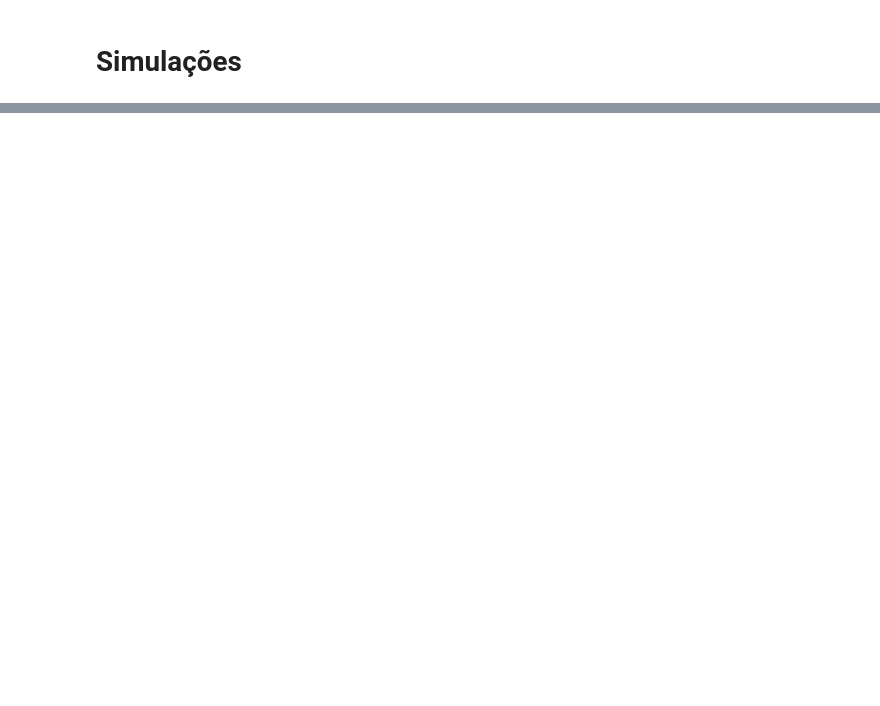
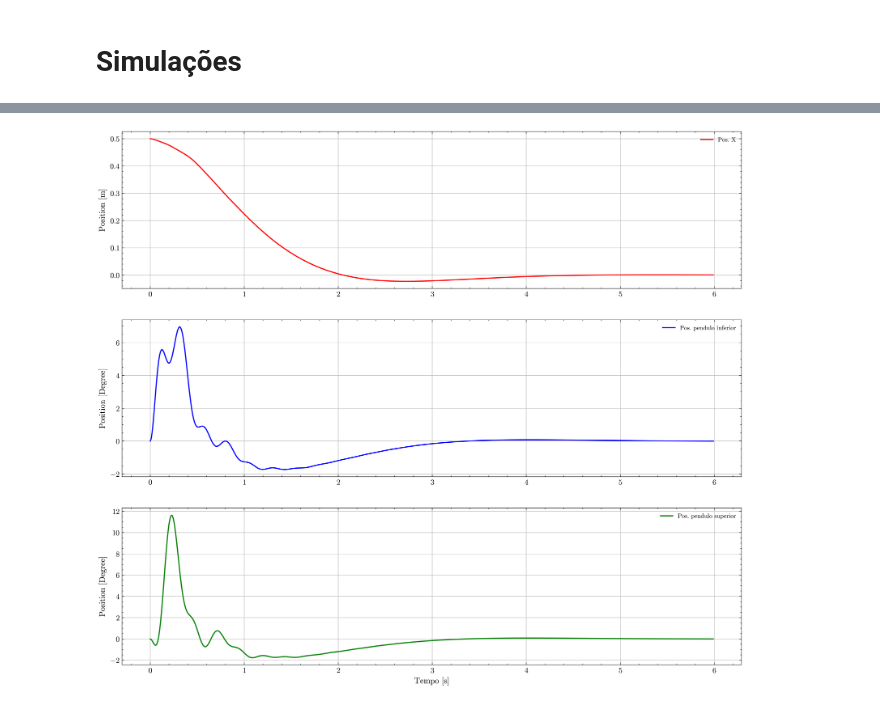
Before and after one commit to thebrendonbarbosa/Projeto_TCC_DPI_Thalyson, a Jupyter notebook: scripts/Controladores/LQR/LQR_duplo_pêndulo.ipynb, the cells around one changed output, grey strips where cells are left out. Cells and saved outputs as stored; diff of their text form; code cells hidden in the pictures; blank space fills up the shorter version.

```diff
--- a/scripts/Controladores/LQR/LQR_duplo_pêndulo.ipynb
+++ b/scripts/Controladores/LQR/LQR_duplo_pêndulo.ipynb
@@ -240,0 +333,40 @@ plt.show()
+# %%
+# Simulação 2
+
+
+# Condições iniciais:
+"""
+Posição angular inicial de (0°)[0.0872 rad] para ambos os pêndulos e posicão inicial
+0.5 m para o carro
+"""
+
+x0 = np.array([[0.5],[0],[0],[0],[0],[0]])
+#t = np.linspace(0, 25, 1000)
+t = np.arange(0, 6, Ts)
+t,y = ct.initial_response(Wip, T=t ,X0=x0)
+
+plt.figure(figsize=(15,13), dpi=330)
+# plt.title('Resposta em malha aberta')
+plt.subplot(3,1,1)
+plt.plot(t, y[0],'r',linewidth=1.5,label='Pos. X')
+# plt.xlabel('Amostras [s]',fontsize=11)
+plt.ylabel('Position [m]',fontsize=11)
+plt.grid(True)
+plt.legend(loc='upper right',fontsize='small')
+
+plt.subplot(3,1,2)
+plt.plot(t, np.rad2deg(y[1]),'b',linewidth=1.5,label='Pos. pendulo inferior')
+# plt.xlabel('Amostras [s]',fontsize=11)
+plt.ylabel('Position [Degree]',fontsize=11)
+plt.grid(True)
+plt.legend(loc='upper right',fontsize='small')
+
+plt.subplot(3,1,3)
+plt.plot(t, np.rad2deg(y[2]),'g',linewidth=1.5,label='Pos. pendulo superior')
+plt.xlabel('Tempo [s]',fontsize=11)
+plt.ylabel('Position [Degree]',fontsize=11)
+plt.grid(True)
+plt.legend(loc='upper right',fontsize='small')
+plt.show()
+# %% [output]
+[figure, added]
```
Also changed, not shown: parts of 30 cells of this notebook, 12 other files.
